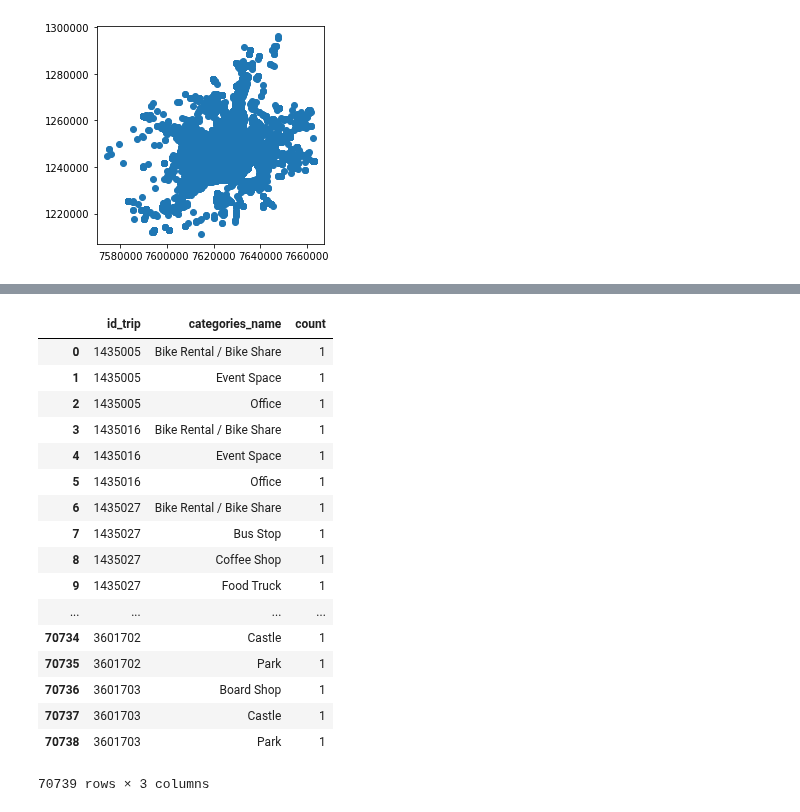
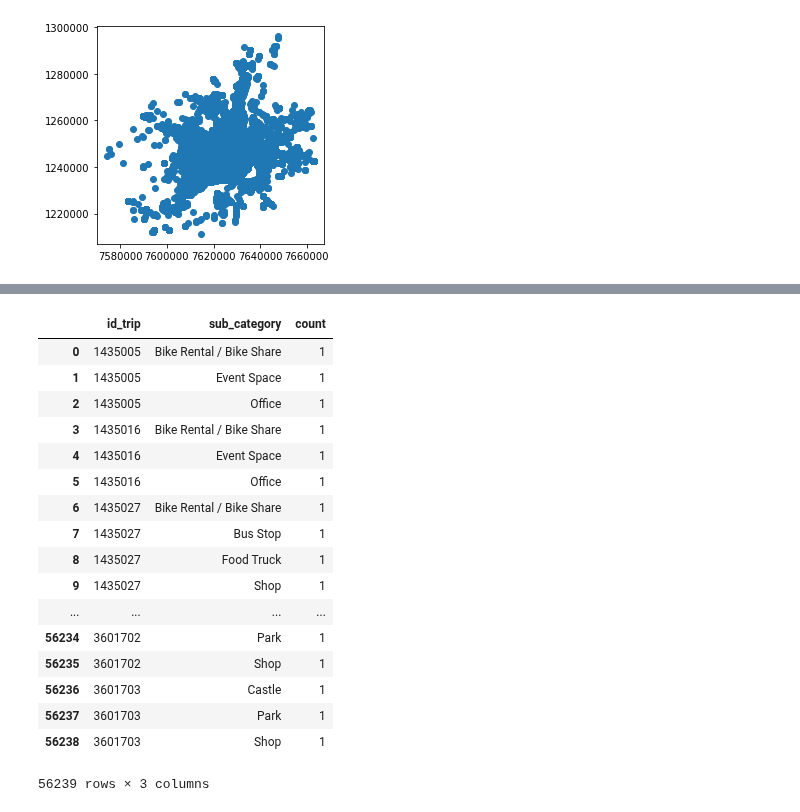
Before and after one commit to Thomasjkeel/Trip_Purpose_Classification, a Jupyter notebook: Notebooks/preprocessing/metric_creation/land_use_poi.ipynb, the cells around one changed output, grey strips where cells are left out. Drawn from its saved outputs; the diff is of its cells as text; code cells hidden in the pictures.

```diff
--- a/Notebooks/preprocessing/metric_creation/land_use_poi.ipynb
+++ b/Notebooks/preprocessing/metric_creation/land_use_poi.ipynb
@@ -278,0 +319,22 @@ mtl_pois.head()
+# %%
+def categorise_data(row, sub_categories):
+    ## returns new category with capitalize
+    if str(row).lower() in  tricky_categories.keys():
+        return tricky_categories[str(row).lower()].capitalize()
+    if 'store' in str(row).lower():
+        return 'Shop'
+    elif 'place' in str(row).lower() or 'joint' in str(row).lower() or 'caf' in str(row).lower()\
+        or 'diner' in str(row).lower():
+        return 'Restaurant'
+    elif 'health' in str(row).lower() or 'clinic' in str(row).lower() or 'hospital' in str(row).lower():
+        return 'Healthcare'
+    elif 'church' in str(row).lower() or 'temple' in str(row).lower():
+        return 'Religious'
+    elif 'spot' in str(row).lower() or 'club' in str(row).lower() or 'boutique' in str(row).lower():
+        return 'Entertainment'
+    for sub_cat in sub_categories:
+        if sub_cat in str(row).lower():
+            return sub_cat.capitalize()
+    return row
+# %%
+mtl_pois['sub_category'] = mtl_pois['categories_name'].apply(categorise_data, args=(sub_categories,))
@@ -334,7 +420,7 @@ mtl_pois.head()
 | 3 | 58a610469c954845fa18c3ba | DÃ©panneur Du Coin | 45.395748 | -73.957807 | Ile-Perrot | 100 Grand Blvd_Ile-Perrot QC J7V ... | 4d954b0ea243a5684a65b473 | Convenience Store | True | ... |
 | 4 | 4c9b67fd553cef3bfca5db77 | Groupe Sutton - Distinction inc. ... | 45.394280 | -73.965900 | Ile Perrot | 25 boulevard Don Quichotte,_Ile P... | NaN | NaN | True | ... |
 # %%
-mtl_pois['geometry'] = mtl_pois['geometry'].apply(lambda row: row.buffer(25))
+mtl_pois['geometry'] = mtl_pois['geometry'].apply(lambda row: row.buffer(50))
 # %%
 start_points = gpd.GeoDataFrame(gdf[['id_trip','start_can']])
 start_points = start_points.rename(columns={'start_can':'geometry'})
@@ -349,5 +435,6 @@ end_points.plot()
 <matplotlib.axes._subplots.AxesSubplot at 0x...>
 [figure]
 # %%
-poi_and_end = gpd.sjoin(end_points, mtl_pois, how='left').groupby(['id_trip','categories_name']).agg({'categories_name':'count'})
+poi_and_end = gpd.sjoin(end_points, mtl_pois, how='left').groupby(['id_trip','sub_category']\
+                                                                 ).agg({'sub_category':'count'})
 # %%
@@ -375,7 +462,7 @@ poi_and_end.rename(columns={'categories_name':'count'})
 # %%
-poi_and_end.rename(columns={'categories_name':'count'}).reset_index()
+poi_and_end.rename(columns={'sub_category':'count'}).reset_index()
 # %% [output]
-|  | id_trip | categories_name | count |
+|  | id_trip | sub_category | count |
 | 0 | 1435005 | Bike Rental / Bike Share | 1 |
 | 1 | 1435005 | Event Space | 1 |
 | 2 | 1435005 | Office | 1 |
@@ -384,12 +471,12 @@ poi_and_end.rename(columns={'categories_name':'count'}).reset_index()
 | 5 | 1435016 | Office | 1 |
 | 6 | 1435027 | Bike Rental / Bike Share | 1 |
 | 7 | 1435027 | Bus Stop | 1 |
-| 8 | 1435027 | Coffee Shop | 1 |
-| 9 | 1435027 | Food Truck | 1 |
+| 8 | 1435027 | Food Truck | 1 |
+| 9 | 1435027 | Shop | 1 |
 | ... | ... | ... | ... |
-| 70734 | 3601702 | Castle | 1 |
-| 70735 | 3601702 | Park | 1 |
-| 70736 | 3601703 | Board Shop | 1 |
-| 70737 | 3601703 | Castle | 1 |
-| 70738 | 3601703 | Park | 1 |
+| 56234 | 3601702 | Park | 1 |
+| 56235 | 3601702 | Shop | 1 |
+| 56236 | 3601703 | Castle | 1 |
+| 56237 | 3601703 | Park | 1 |
+| 56238 | 3601703 | Shop | 1 |
-70739 rows × 3 columns
+56239 rows × 3 columns
```
Also changed, not shown: parts of 10 cells of this notebook, 3 other files.
